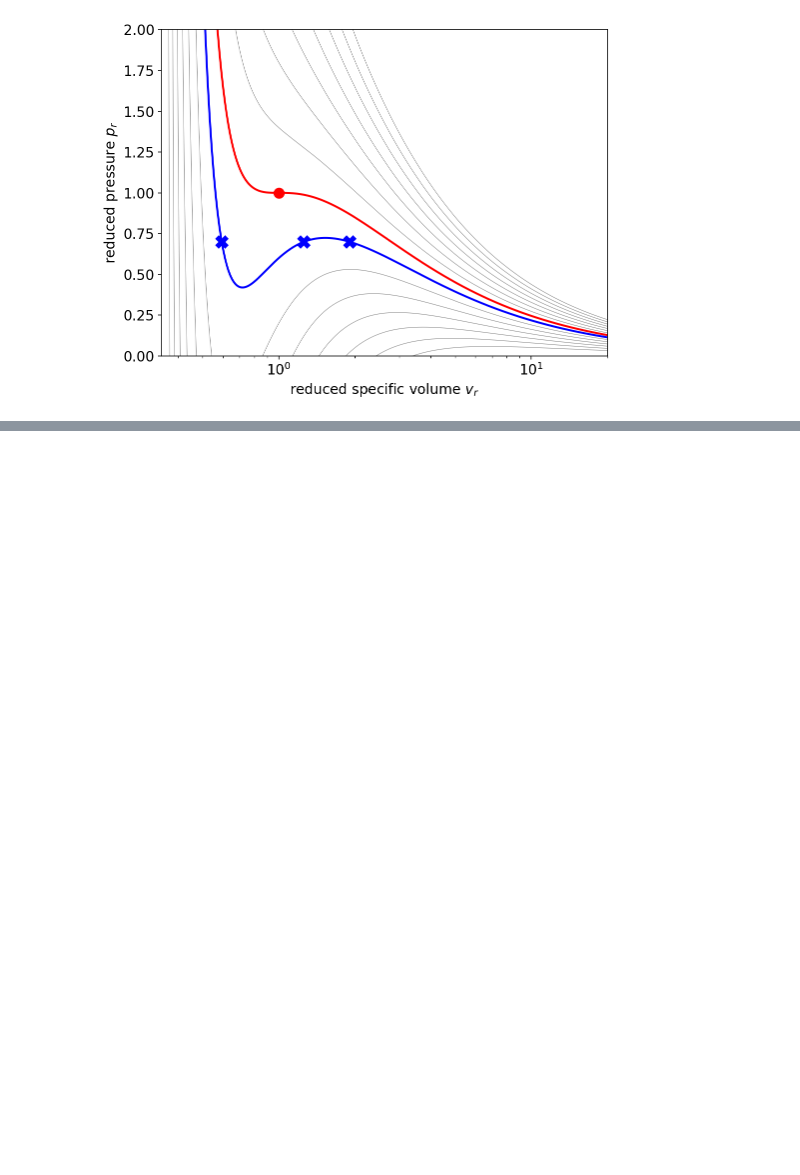
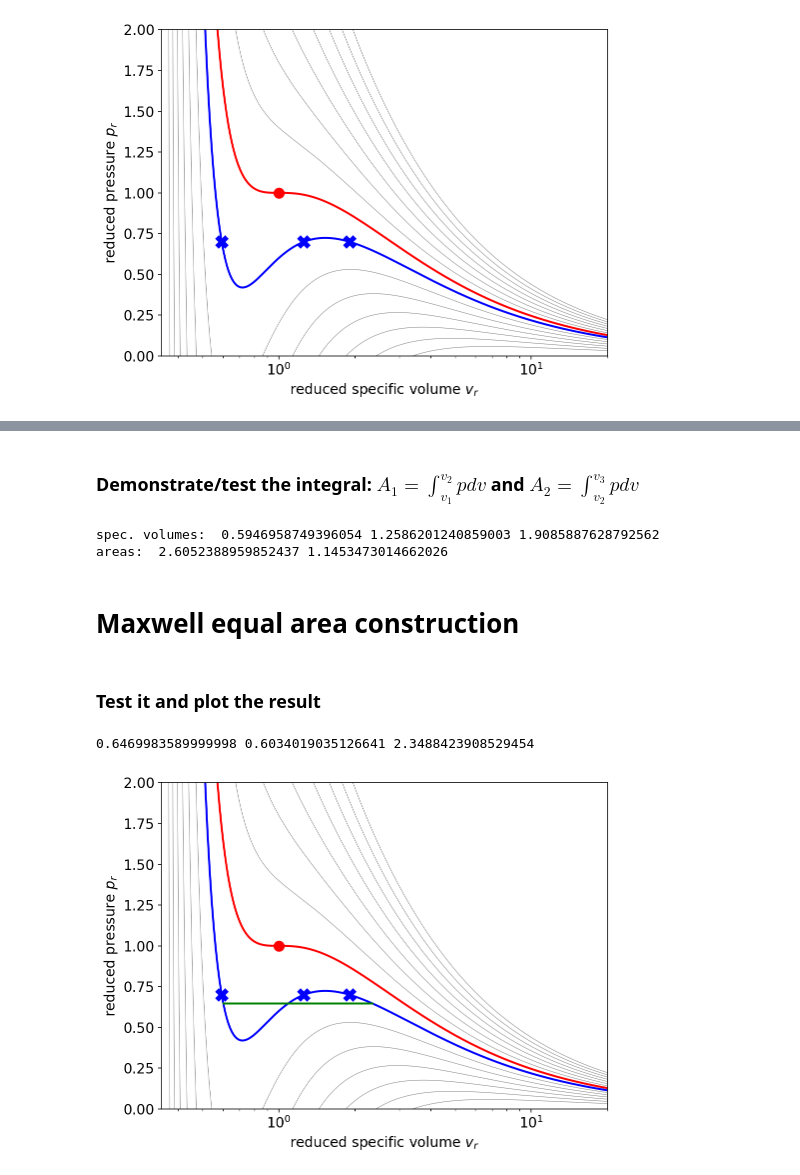
Before and after one commit to Fluid-Dynamics-Of-Energy-Systems-Team/AAT_pythonHandOnLecture, a Jupyter notebook: AAT_handsOnLecturePython.ipynb, the cells around one changed output, grey strips where cells are left out. Cells and saved outputs as stored; diff of their text form; code cells hidden in the pictures; blank space fills up the shorter version.

```diff
--- a/AAT_handsOnLecturePython.ipynb
+++ b/AAT_handsOnLecturePython.ipynb
@@ -119,0 +116,19 @@ from CoolProp.CoolProp import PropsSI
+# %% [markdown]
+### Demonstrate/test the integral: $A_1=\int_{v_1}^{v_2} pdv$ and $A_2=\int_{v_2}^{v_3} pdv$
+# %%
+import scipy.integrate as integrate
+
+v = np.sort(v)
+print("spec. volumes: ", v[0], v[1], v[2])
+
+fun = lambda v: myeos.pressure_tv(t,v) - pres
+area1, err = integrate.quad(fun,v[0],v[1])
+area2, err = integrate.quad(fun,v[1],v[2])
+# area1 = abs()
+
+print("areas: ", area1, area2)
+# %% [output]
+spec. volumes:  0.5946958749396054 1.2586201240859003 1.9085887628792562
+areas:  2.6052388959852437 1.1453473014662026
+# %% [markdown]
+# Maxwell equal area construction
@@ -119,0 +178,11 @@ from CoolProp.CoolProp import PropsSI
+# %% [markdown]
+### Test it and plot the result
+# %%
+psat,v1,v2 = calcVLE_t(myeos, temp)
+print(psat, v1, v2)
+
+ax.semilogx([v1,v2], [psat, psat], 'g', linewidth=2)
+fig
+# %% [output]
+0.6469983589999998 0.6034019035126641 2.3488423908529454
+[figure, added]
```
Also changed, not shown: parts of 21 cells of this notebook.
